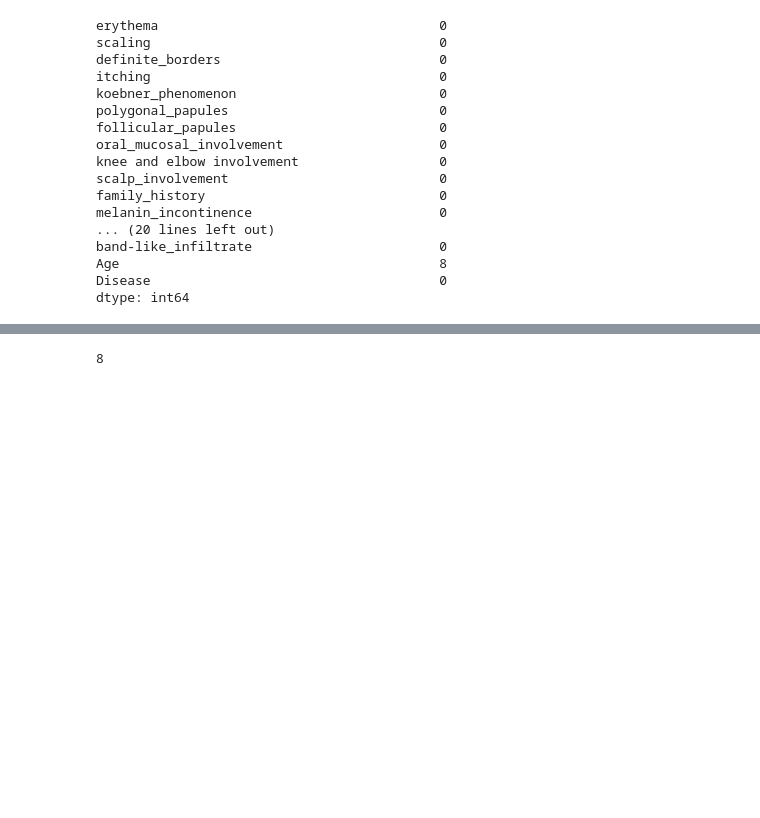
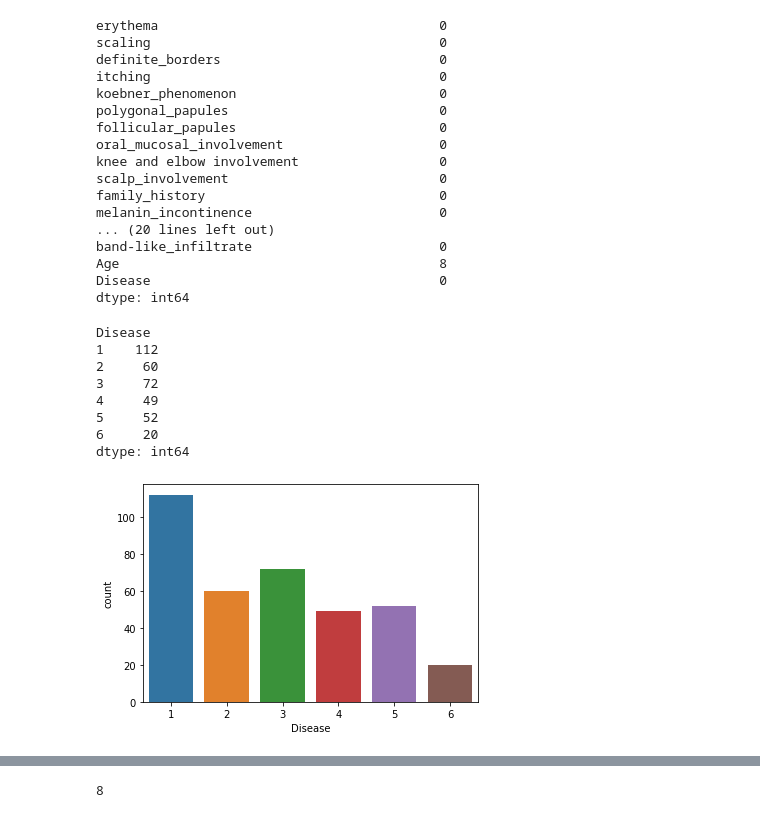
Before and after one commit to arvindkr7/Dermatology-ML-Project, a Jupyter notebook: main.ipynb, the cells around one changed output, grey strips where cells are left out. Cells and saved outputs as stored; diff of their text form; code cells hidden in the pictures; blank space fills up the shorter version.

Commit message:
Engineered notebook created as a final project file
Engineered.ipynb contains all the the feature engineering, selection, imputer, standardiser techniques
. Best accuracy 98%

```diff
--- a/main.ipynb
+++ b/main.ipynb
@@ -62,0 +51,3 @@ dtype: object
+# %%
+# Loading dermatology dataset, download from UCI
+dataset = pd.read_csv('./DATABASE/dermatology.csv', names=colNames, na_values='?')
@@ -62,0 +147,4 @@ dtype: object
+# %%
+imp = IterativeImputer(max_iter=10, random_state=0)
+imp.fit(dataset)
+datasetImputed = np.int64(imp.transform(dataset))
@@ -87,5 +336,21 @@ Age                                         8
 Disease                                     0
 dtype: int64
 # %%
+# before dropping null values
+# distribution of Target values over given dataset
+sns.countplot(x='Disease',data=dataset)
+
+
+
 #  class distrubution of the target column
-#dataset.groupby('Disease').size()
+dataset.groupby('Disease').size()
+# %% [output]
+Disease
+1    112
+2     60
+3     72
+4     49
+5     52
+6     20
+dtype: int64
+[figure, added]
```
Also changed, not shown: parts of 73 cells of this notebook, 3 other files.
